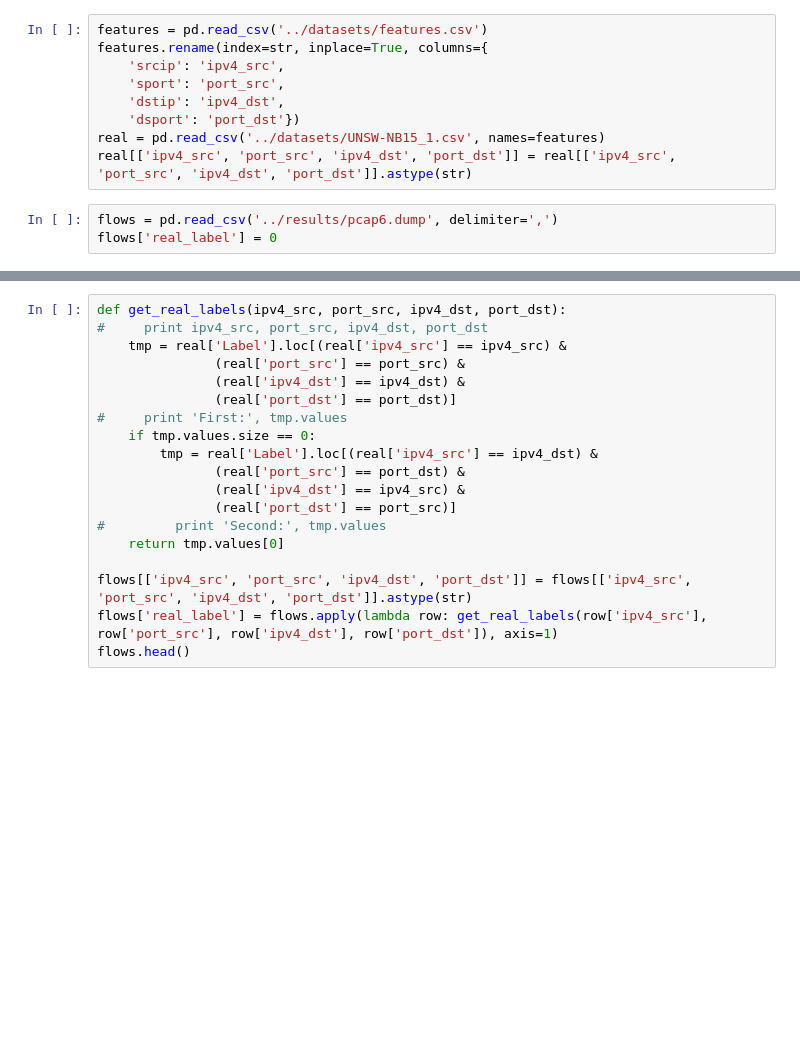
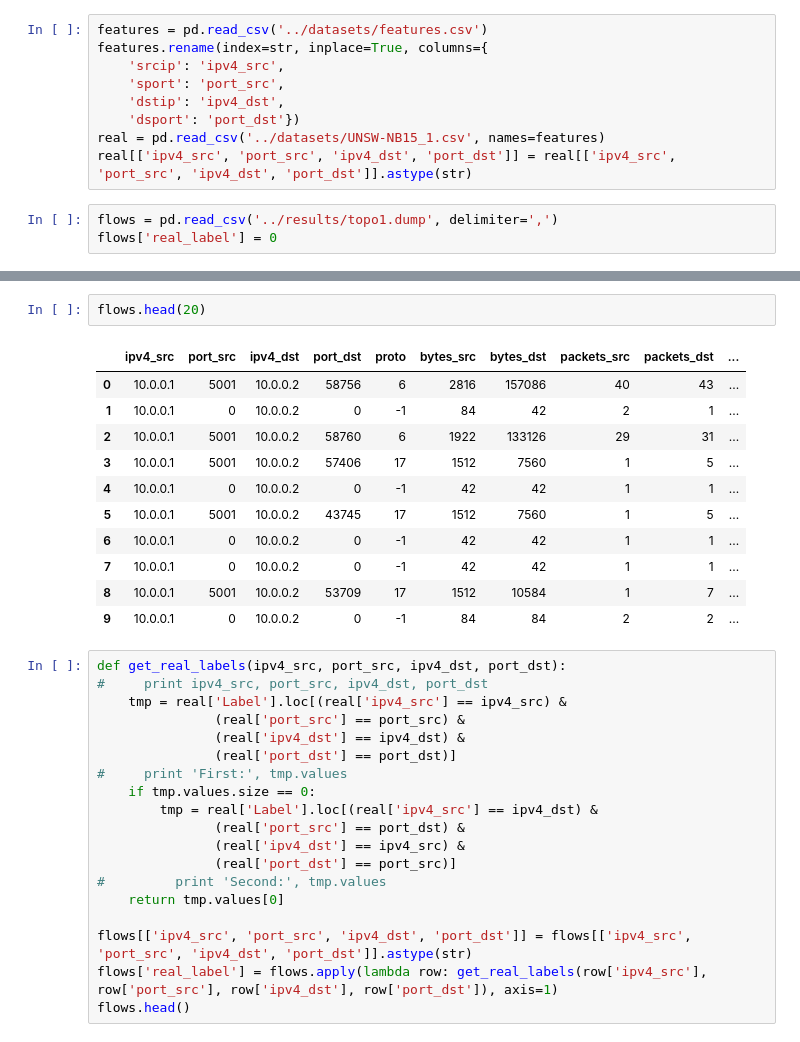
Before and after one commit to j05k0/DP_Security_improvements, a Jupyter notebook: jupyter_notebooks/Flows_dump_evaluation.ipynb, the cells around one changed output, grey strips where cells are left out. Saved outputs shown, nothing was run; the diff lists cells and outputs as text; blank space fills up the shorter version.

```diff
--- a/jupyter_notebooks/Flows_dump_evaluation.ipynb
+++ b/jupyter_notebooks/Flows_dump_evaluation.ipynb
@@ -19,7 +19,7 @@ features.rename(index=str, inplace=True, columns={
 real = pd.read_csv('../datasets/UNSW-NB15_1.csv', names=features)
 real[['ipv4_src', 'port_src', 'ipv4_dst', 'port_dst']] = real[['ipv4_src', 'port_src', 'ipv4_dst', 'port_dst']].astype(str)
 # %%
-flows = pd.read_csv('../results/pcap6.dump', delimiter=',')
+flows = pd.read_csv('../results/topo1.dump', delimiter=',')
 flows['real_label'] = 0
 # %%
 flows.shape
@@ -53,3 +33,17 @@ flows.loc[flows['category'] == 'Warning']
+# %%
+flows.head(20)
+# %% [output]
+|  | ipv4_src | port_src | ipv4_dst | port_dst | proto | bytes_src | bytes_dst | packets_src | packets_dst | ... |
+| 0 | 10.0.0.1 | 5001 | 10.0.0.2 | 58756 | 6 | 2816 | 157086 | 40 | 43 | ... |
+| 1 | 10.0.0.1 | 0 | 10.0.0.2 | 0 | -1 | 84 | 42 | 2 | 1 | ... |
+| 2 | 10.0.0.1 | 5001 | 10.0.0.2 | 58760 | 6 | 1922 | 133126 | 29 | 31 | ... |
+| 3 | 10.0.0.1 | 5001 | 10.0.0.2 | 57406 | 17 | 1512 | 7560 | 1 | 5 | ... |
+| 4 | 10.0.0.1 | 0 | 10.0.0.2 | 0 | -1 | 42 | 42 | 1 | 1 | ... |
+| 5 | 10.0.0.1 | 5001 | 10.0.0.2 | 43745 | 17 | 1512 | 7560 | 1 | 5 | ... |
+| 6 | 10.0.0.1 | 0 | 10.0.0.2 | 0 | -1 | 42 | 42 | 1 | 1 | ... |
+| 7 | 10.0.0.1 | 0 | 10.0.0.2 | 0 | -1 | 42 | 42 | 1 | 1 | ... |
+| 8 | 10.0.0.1 | 5001 | 10.0.0.2 | 53709 | 17 | 1512 | 10584 | 1 | 7 | ... |
+| 9 | 10.0.0.1 | 0 | 10.0.0.2 | 0 | -1 | 84 | 84 | 2 | 2 | ... |
 # %%
 def get_real_labels(ipv4_src, port_src, ipv4_dst, port_dst):
 #     print ipv4_src, port_src, ipv4_dst, port_dst
```
Also changed, not shown: parts of 3 cells of this notebook, 9 other files.
